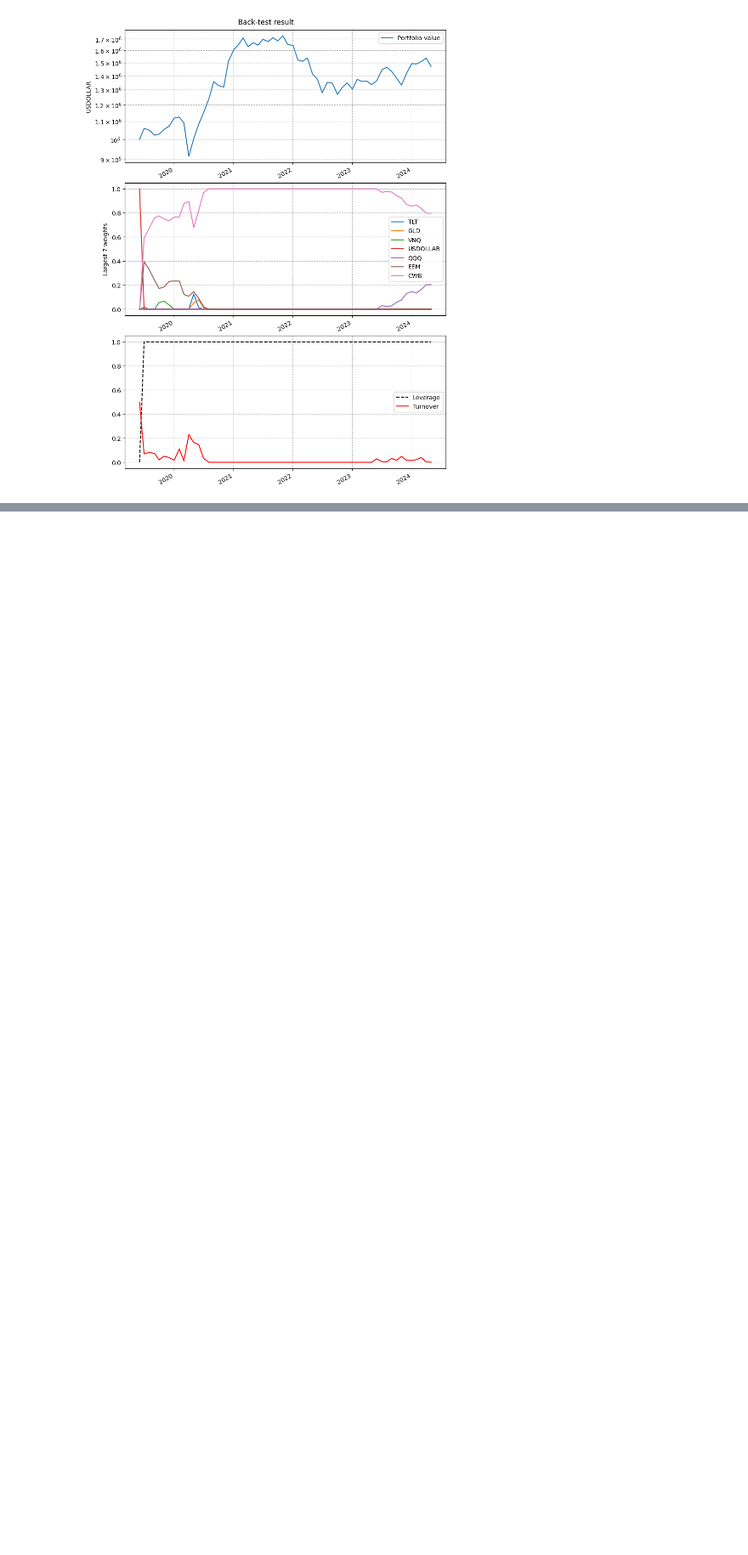
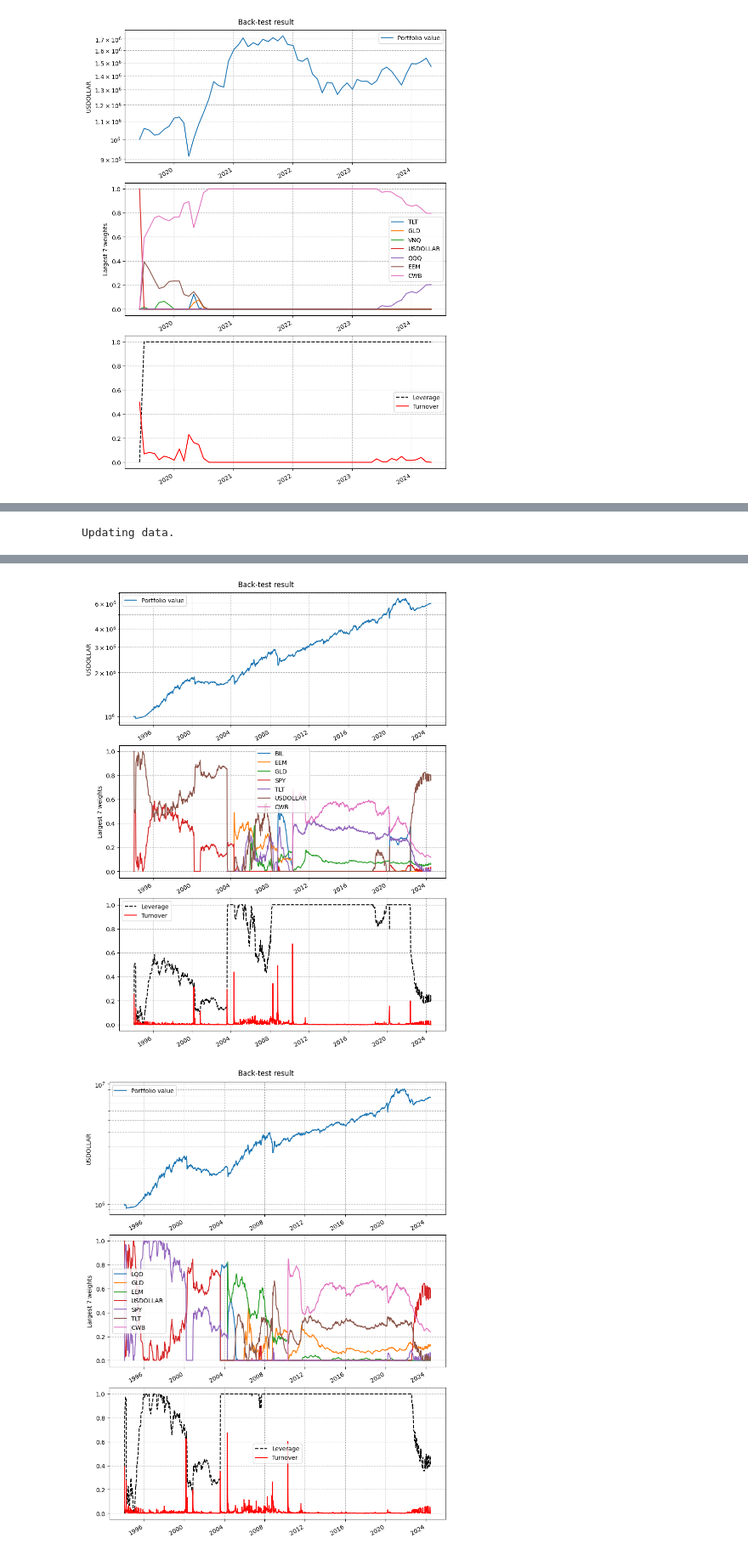
Before and after one commit to jacktang/paper_impls, a Jupyter notebook: quant/cvx/CVX_ETF.ipynb, the cells around one changed output, grey strips where cells are left out. Shown at 85% size. Drawn from its saved outputs; the diff is of its cells as text; code cells hidden in the pictures; blank space fills up the shorter version.

```diff
--- a/quant/cvx/CVX_ETF.ipynb
+++ b/quant/cvx/CVX_ETF.ipynb
@@ -114,0 +122,76 @@ largest_growth_figure = ress[idx].plot()
+# %%
+import numpy as np
+
+import cvxportfolio as cvx
+
+UNIVERSE = [
+    "QQQ", # nasdaq 100
+    "SPY", # US large caps
+    'EFA', # EAFE stocks
+    "CWB", # convertible bonds
+    "IWM", # US small caps
+    "EEM", # EM stocks
+    "GLD", # Gold
+    'TLT', # long duration treasuries
+    'HYG', # high yield bonds
+    "EMB", # EM bonds (usd)
+    'LQD', # investment grade bonds
+    'PFF', # preferred stocks
+    'VNQ', # US REITs
+    'BND', # US total bond market
+    'BIL', # US cash
+    'TIP', # TIPS
+    'DBC', # commodities
+    'BTC-USD',
+    ]
+
+# sim = cvx.StockMarketSimulator(UNIVERSE, trading_frequency='monthly')
+sim = cvx.StockMarketSimulator(UNIVERSE, trading_frequency='weekly')
+# sim = cvx.StockMarketSimulator(UNIVERSE, trading_frequency=None)
+
+def make_policy(gamma_trade, gamma_risk):
+    """Create policy object given hyper-parameter values.
+
+    :param gamma_trade: Choice of the trading aversion multiplier.
+    :type gamma_trade: float
+    :param gamma_risk: Choice of the risk aversion multiplier.
+    :type gamma_risk: float
+
+    :returns: Policy object with given choices of hyper-parameters.
+    :rtype: cvx.policies.Policy instance
+    """
+    return cvx.MultiPeriodOptimization(cvx.ReturnsForecast()
+        - gamma_risk * cvx.FactorModelCovariance(num_factors=10)
+        - gamma_trade * cvx.StocksTransactionCost(),
+        [cvx.LongOnly(), cvx.LeverageLimit(1)],
+        planning_horizon=6, solver='ECOS')
+
+keys = [(gamma_trade, gamma_risk)
+    for gamma_trade in np.array(range(10))/10
+        for gamma_risk in [.5, 1, 2, 5, 10]]
+ress = sim.backtest_many(
+    [make_policy(*key) for key in keys], parallel=True)
+
+print('LARGEST SHARPE RATIO')
+idx = np.argmax([el.sharpe_ratio for el in ress])
+
+print('gamma_trade and gamma_risk')
+print(keys[idx])
+
+print('result')
+print(ress[idx])
+
+largest_sharpe_figure = ress[idx].plot()
+
+print('LARGEST GROWTH RATE')
+idx = np.argmax([el.growth_rates.mean() for el in ress])
+
+print('gamma_trade and gamma_risk')
+print(keys[idx])
+
+print('result')
+print(ress[idx])
+
+largest_growth_figure = ress[idx].plot()
+# %% [output]
+Updating data.
@@ -114,0 +216,2 @@ largest_growth_figure = ress[idx].plot()
+[figure, added]
+[figure, added]
```
Also changed, not shown: parts of 7 cells of this notebook, 13 other files.
